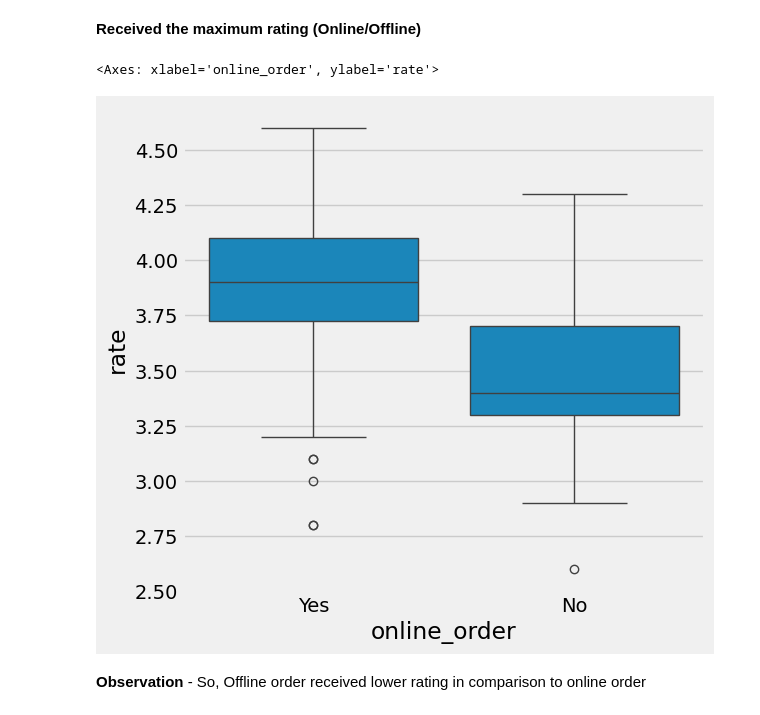
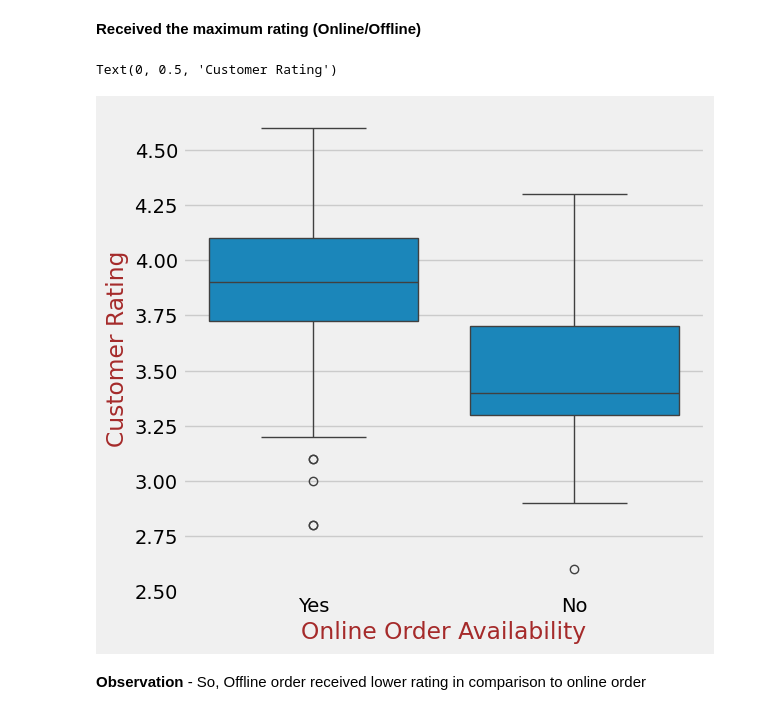
Before and after one commit to Sanu825/Zomato_Data_Analysis, a Jupyter notebook: Zomato Project.ipynb, the cells around one changed output. Cells and saved outputs as stored; diff of their text form; code cells hidden in the pictures.

```diff
--- a/Zomato Project.ipynb
+++ b/Zomato Project.ipynb
@@ -140,9 +140,14 @@ plt.show()
 # %%
 plt.figure(figsize=(6,6))
 sns.boxplot(x= 'online_order', y='rate', data= dataframe)
+# Change x-axis label
+plt.xlabel("Online Order Availability",ha = 'center', c = "brown")
+
+# Change y-axis label
+plt.ylabel("Customer Rating", c = "brown")
 # %% [output]
-<Axes: xlabel='online_order', ylabel='rate'>
+Text(0, 0.5, 'Customer Rating')
-[figure, old version]
+[figure, new version]
 # %% [markdown]
 **Observation** - So, Offline order received lower rating in comparison to online  order
 # %% [markdown]
```
Also changed, not shown: parts of 4 cells of this notebook.
